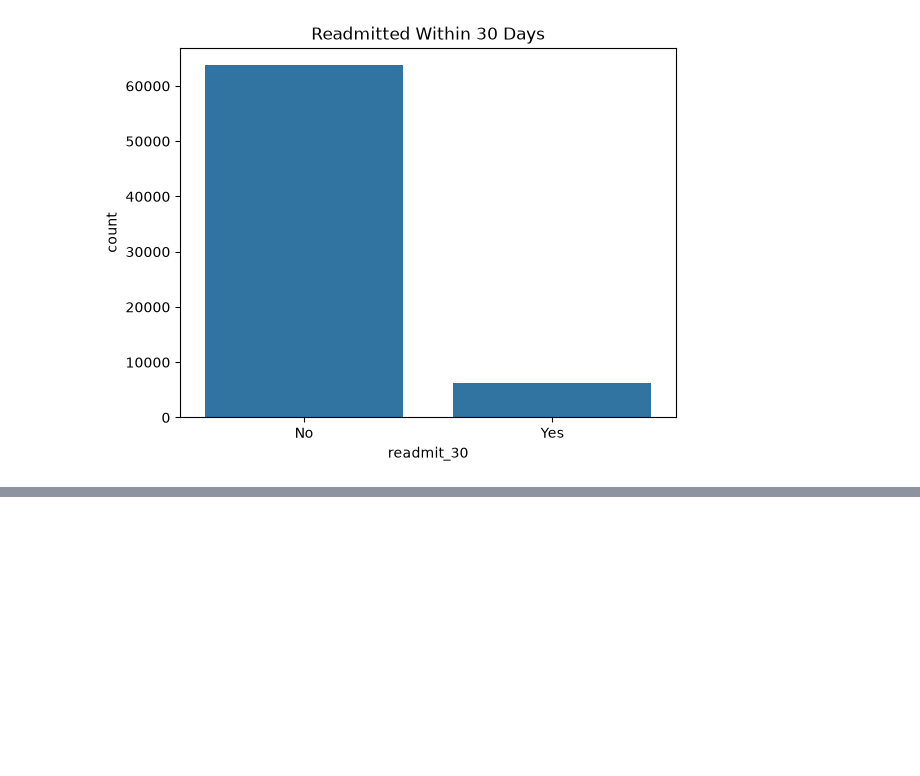
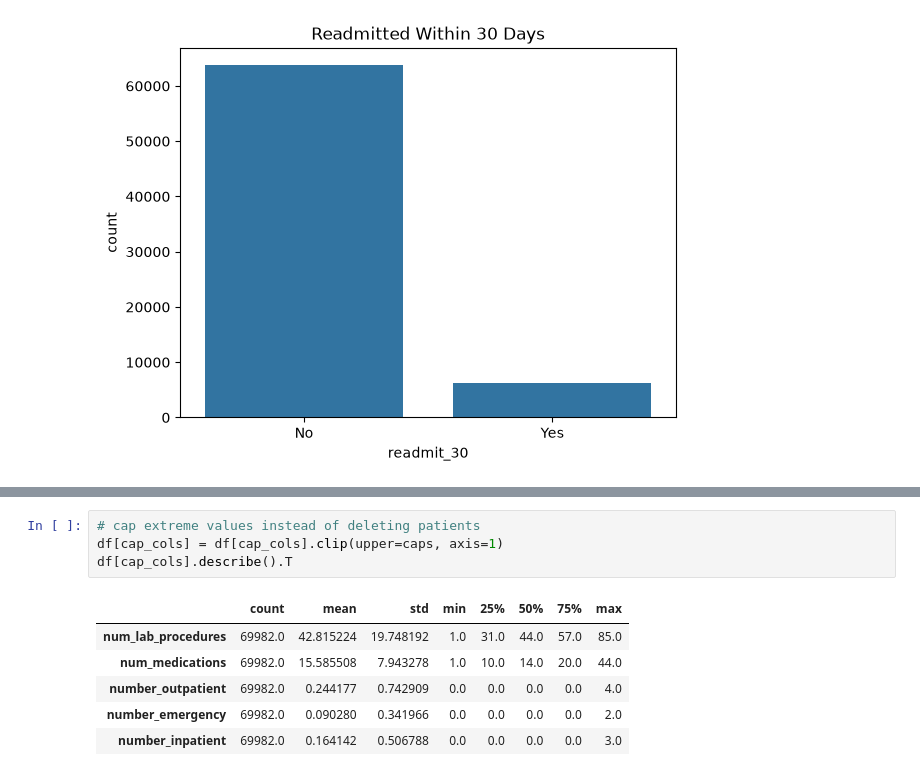
Before and after one commit to Jonah-Schwartz521/readmission-project, a Jupyter notebook: notebooks/readmission.ipynb, the cells around one changed output, grey strips where cells are left out. Saved outputs shown, nothing was run; the diff lists cells and outputs as text; blank space fills up the shorter version.

```diff
--- a/notebooks/readmission.ipynb
+++ b/notebooks/readmission.ipynb
@@ -159,0 +218,11 @@ plt.show()
+# %%
+# cap extreme values instead of deleting patients
+df[cap_cols] = df[cap_cols].clip(upper=caps, axis=1)
+df[cap_cols].describe().T
+# %% [output]
+|  | count | mean | std | min | 25% | 50% | 75% | max |
+| num_lab_procedures | 69982.0 | 42.815224 | 19.748192 | 1.0 | 31.0 | 44.0 | 57.0 | 85.0 |
+| num_medications | 69982.0 | 15.585508 | 7.943278 | 1.0 | 10.0 | 14.0 | 20.0 | 44.0 |
+| number_outpatient | 69982.0 | 0.244177 | 0.742909 | 0.0 | 0.0 | 0.0 | 0.0 | 4.0 |
+| number_emergency | 69982.0 | 0.090280 | 0.341966 | 0.0 | 0.0 | 0.0 | 0.0 | 2.0 |
+| number_inpatient | 69982.0 | 0.164142 | 0.506788 | 0.0 | 0.0 | 0.0 | 0.0 | 3.0 |
```
Also changed, not shown: parts of 5 cells of this notebook, 1 other file.
